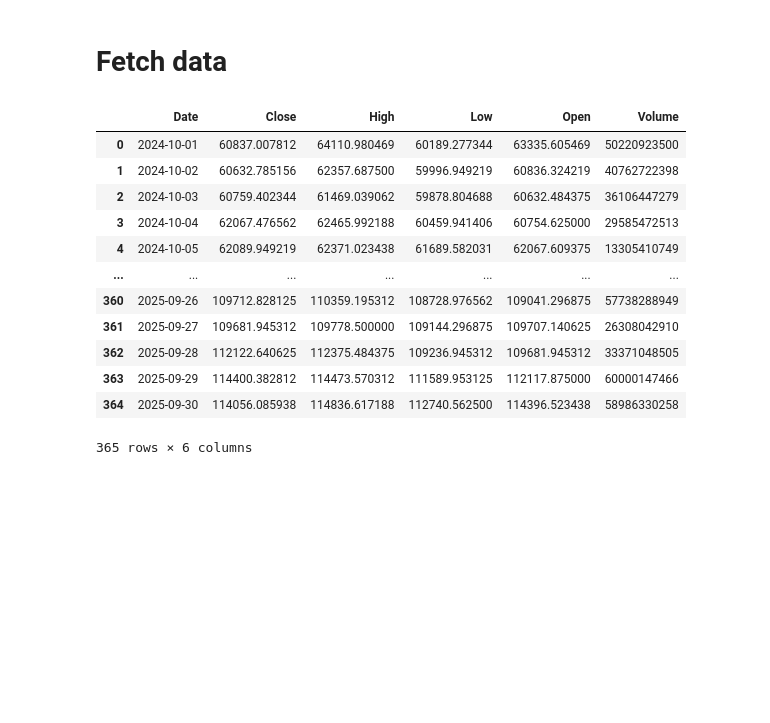
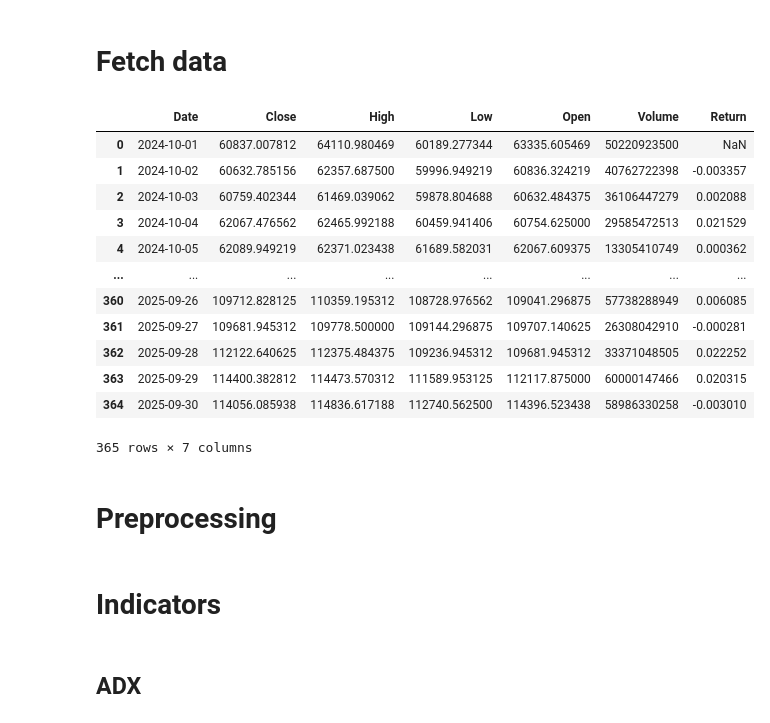
Before and after one commit to AminFiroozi/TA-HW3, a Jupyter notebook: HW3-401521471-AminFiroozi.ipynb, the cells around one changed output. Drawn from its saved outputs; the diff is of its cells as text; code cells hidden in the pictures; blank space fills up the shorter version.

Commit message:
Feat/adx indicator (#2)
* feat: add constants for adx and add return to fetch data

* feat: add DM

* feat: add TR

* feat: add ATR

* feat: add SMA DA

* feat: add DI

* feat: add DX

* feat: add ADX

```diff
--- a/HW3-401521471-AminFiroozi.ipynb
+++ b/HW3-401521471-AminFiroozi.ipynb
@@ -41,6 +46,7 @@ def fetch_from_yfinance(ticker: str, route: str, start_date, end_date, fetch: bo
         df = pd.read_csv(route, skiprows=[1, 2], header=0)
         df = df.rename(columns={'Price': 'Date'})
         df = df.set_index('Date')
+        df['Return'] = df['Close'].pct_change()
         df.to_csv(route)
     else:
         df = pd.read_csv(route)
@@ -48,19 +54,25 @@ def fetch_from_yfinance(ticker: str, route: str, start_date, end_date, fetch: bo
 # %% [markdown]
 # Fetch data
 # %%
-bitcoin_data = fetch_from_yfinance(TICKER, BITCOIN_DATA, START_DATE, END_DATE, FETCH_DATA)
-bitcoin_data
+df = fetch_from_yfinance(TICKER, BITCOIN_DATA, START_DATE, END_DATE, FETCH_DATA)
+df
 # %% [output]
-|  | Date | Close | High | Low | Open | Volume |
-| 0 | 2024-10-01 | 60837.007812 | 64110.980469 | 60189.277344 | 63335.605469 | 50220923500 |
-| 1 | 2024-10-02 | 60632.785156 | 62357.687500 | 59996.949219 | 60836.324219 | 40762722398 |
-| 2 | 2024-10-03 | 60759.402344 | 61469.039062 | 59878.804688 | 60632.484375 | 36106447279 |
-| 3 | 2024-10-04 | 62067.476562 | 62465.992188 | 60459.941406 | 60754.625000 | 29585472513 |
-| 4 | 2024-10-05 | 62089.949219 | 62371.023438 | 61689.582031 | 62067.609375 | 13305410749 |
-| ... | ... | ... | ... | ... | ... | ... |
-| 360 | 2025-09-26 | 109712.828125 | 110359.195312 | 108728.976562 | 109041.296875 | 57738288949 |
-| 361 | 2025-09-27 | 109681.945312 | 109778.500000 | 109144.296875 | 109707.140625 | 26308042910 |
-| 362 | 2025-09-28 | 112122.640625 | 112375.484375 | 109236.945312 | 109681.945312 | 33371048505 |
-| 363 | 2025-09-29 | 114400.382812 | 114473.570312 | 111589.953125 | 112117.875000 | 60000147466 |
-| 364 | 2025-09-30 | 114056.085938 | 114836.617188 | 112740.562500 | 114396.523438 | 58986330258 |
+|  | Date | Close | High | Low | Open | Volume | Return |
+| 0 | 2024-10-01 | 60837.007812 | 64110.980469 | 60189.277344 | 63335.605469 | 50220923500 | NaN |
+| 1 | 2024-10-02 | 60632.785156 | 62357.687500 | 59996.949219 | 60836.324219 | 40762722398 | -0.003357 |
+| 2 | 2024-10-03 | 60759.402344 | 61469.039062 | 59878.804688 | 60632.484375 | 36106447279 | 0.002088 |
+| 3 | 2024-10-04 | 62067.476562 | 62465.992188 | 60459.941406 | 60754.625000 | 29585472513 | 0.021529 |
+| 4 | 2024-10-05 | 62089.949219 | 62371.023438 | 61689.582031 | 62067.609375 | 13305410749 | 0.000362 |
+| ... | ... | ... | ... | ... | ... | ... | ... |
+| 360 | 2025-09-26 | 109712.828125 | 110359.195312 | 108728.976562 | 109041.296875 | 57738288949 | 0.006085 |
+| 361 | 2025-09-27 | 109681.945312 | 109778.500000 | 109144.296875 | 109707.140625 | 26308042910 | -0.000281 |
+| 362 | 2025-09-28 | 112122.640625 | 112375.484375 | 109236.945312 | 109681.945312 | 33371048505 | 0.022252 |
+| 363 | 2025-09-29 | 114400.382812 | 114473.570312 | 111589.953125 | 112117.875000 | 60000147466 | 0.020315 |
+| 364 | 2025-09-30 | 114056.085938 | 114836.617188 | 112740.562500 | 114396.523438 | 58986330258 | -0.003010 |
-365 rows × 6 columns
+365 rows × 7 columns
+# %% [markdown]
+# Preprocessing
+# %% [markdown]
+# Indicators
+# %% [markdown]
+## ADX
```
Also changed, not shown: parts of 16 cells of this notebook, 1 other file.
